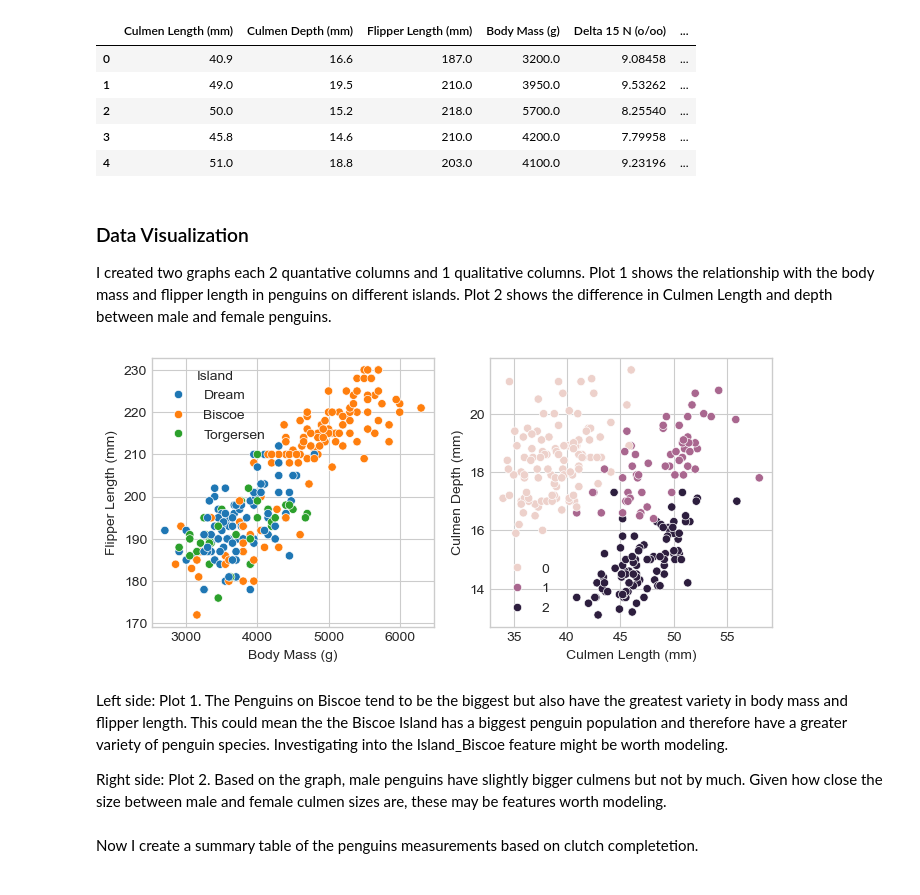
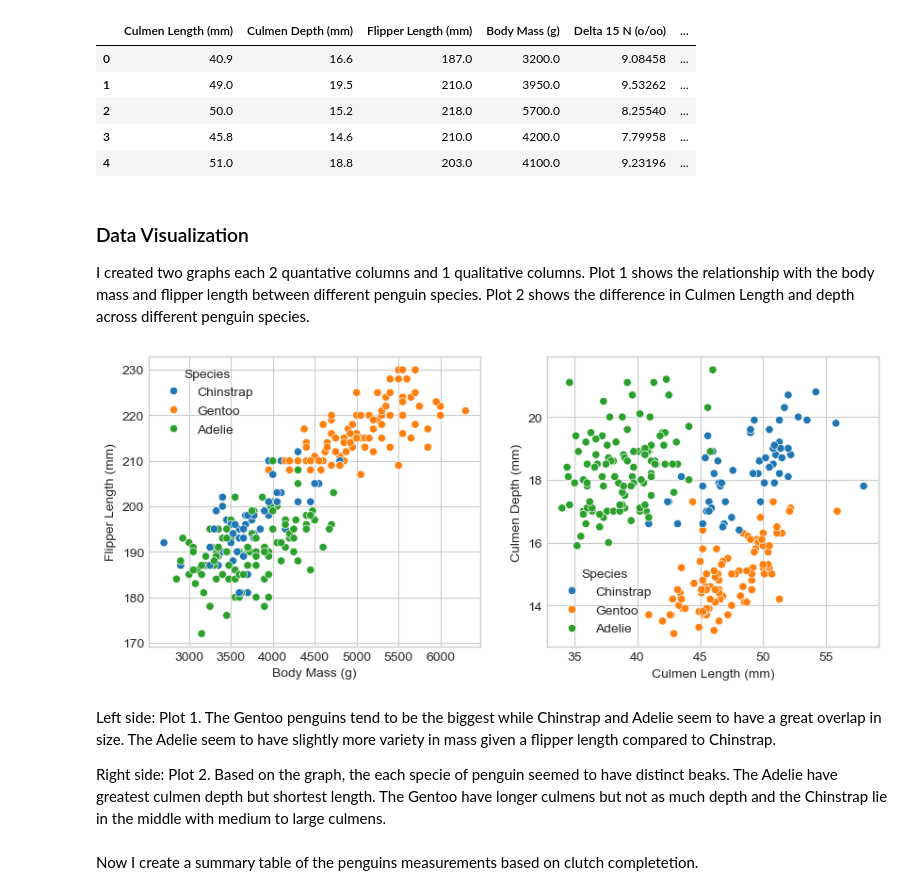
Before and after one commit to EpicET/EpicET.github.io, a Jupyter notebook: posts/blog1/index.ipynb, the cells around one changed output. Cells and saved outputs as stored; diff of their text form; code cells hidden in the pictures.

Commit message:
Update blog 1 graphs, abstract and discussion

```diff
--- a/posts/blog1/index.ipynb
+++ b/posts/blog1/index.ipynb
@@ -63,25 +63,30 @@ X_train.head()
 # %% [markdown]
 ### Data Visualization
 
-I created two graphs each 2 quantative columns and 1 qualitative columns. Plot 1 shows the relationship with the body mass and flipper length in penguins on different islands. Plot 2 shows the difference in Culmen Length and depth between male and female penguins.
+I created two graphs each 2 quantative columns and 1 qualitative columns. Plot 1 shows the relationship with the body mass and flipper length between different penguin species. Plot 2 shows the difference in Culmen Length and depth across different penguin species.
+# %%
+# Get the unencoded columns for easier graphing.
+qual = train[["Island", "Sex", "Species"]].dropna()
+
+# Shorten species label for the legend
+qual["Species"] = qual["Species"].apply(lambda x: "Chinstrap" if x == "Chinstrap penguin (Pygoscelis antarctica)"
+                                         else ("Gentoo" if x == "Gentoo penguin (Pygoscelis papua)"
+                                               else "Adelie"))
 # %%
 from matplotlib import pyplot as plt
 import seaborn as sns
 plt.style.use('seaborn-v0_8-whitegrid')
 
-fig, ax = plt.subplots(1, 2, figsize = (8, 3.5))
+fig, ax = plt.subplots(1, 2, figsize = (10, 4))
 
-# Get the unencoded columns for easier graphing.
-qual = train[["Island", "Sex"]].dropna()
-
-p1 = sns.scatterplot(X_train, x = "Body Mass (g)", y = "Flipper Length (mm)", hue= qual["Island"], ax = ax[0])
-p2 = sns.scatterplot(X_train, x = "Culmen Length (mm)", y = "Culmen Depth (mm)", hue=y_train, ax = ax[1])
+p1 = sns.scatterplot(X_train, x = "Body Mass (g)", y = "Flipper Length (mm)", hue=qual["Species"], ax = ax[0])
+p2 = sns.scatterplot(X_train, x = "Culmen Length (mm)", y = "Culmen Depth (mm)", hue=qual["Species"], ax = ax[1])
 # %% [output]
-[figure, old version]
+[figure, new version]
-# %% [markdown]
-Left side: Plot 1. The Penguins on Biscoe tend to be the biggest but also have the greatest variety in body mass and flipper length. This could mean the the Biscoe Island has a biggest penguin population and therefore have a greater variety of penguin species. Investigating into the Island_Biscoe feature might be worth modeling.
-
-Right side: Plot 2. Based on the graph, male penguins have slightly bigger culmens but not by much. Given how close the size between male and female culmen sizes are, these may be features worth modeling.
+# %% [markdown]
+Left side: Plot 1. The Gentoo penguins tend to be the biggest while Chinstrap and Adelie seem to have a great overlap in size. The Adelie seem to have slightly more variety in mass given a flipper length compared to Chinstrap.
+
+Right side: Plot 2. Based on the graph, the each specie of penguin seemed to have distinct beaks. The Adelie have greatest culmen depth but shortest length. The Gentoo have longer culmens but not as much depth and the Chinstrap lie in the middle with medium to large culmens.
 # %% [markdown]
 Now I create a summary table of the penguins measurements based on clutch completetion.
 # %%
```
Also changed, not shown: parts of 3 cells of this notebook.
